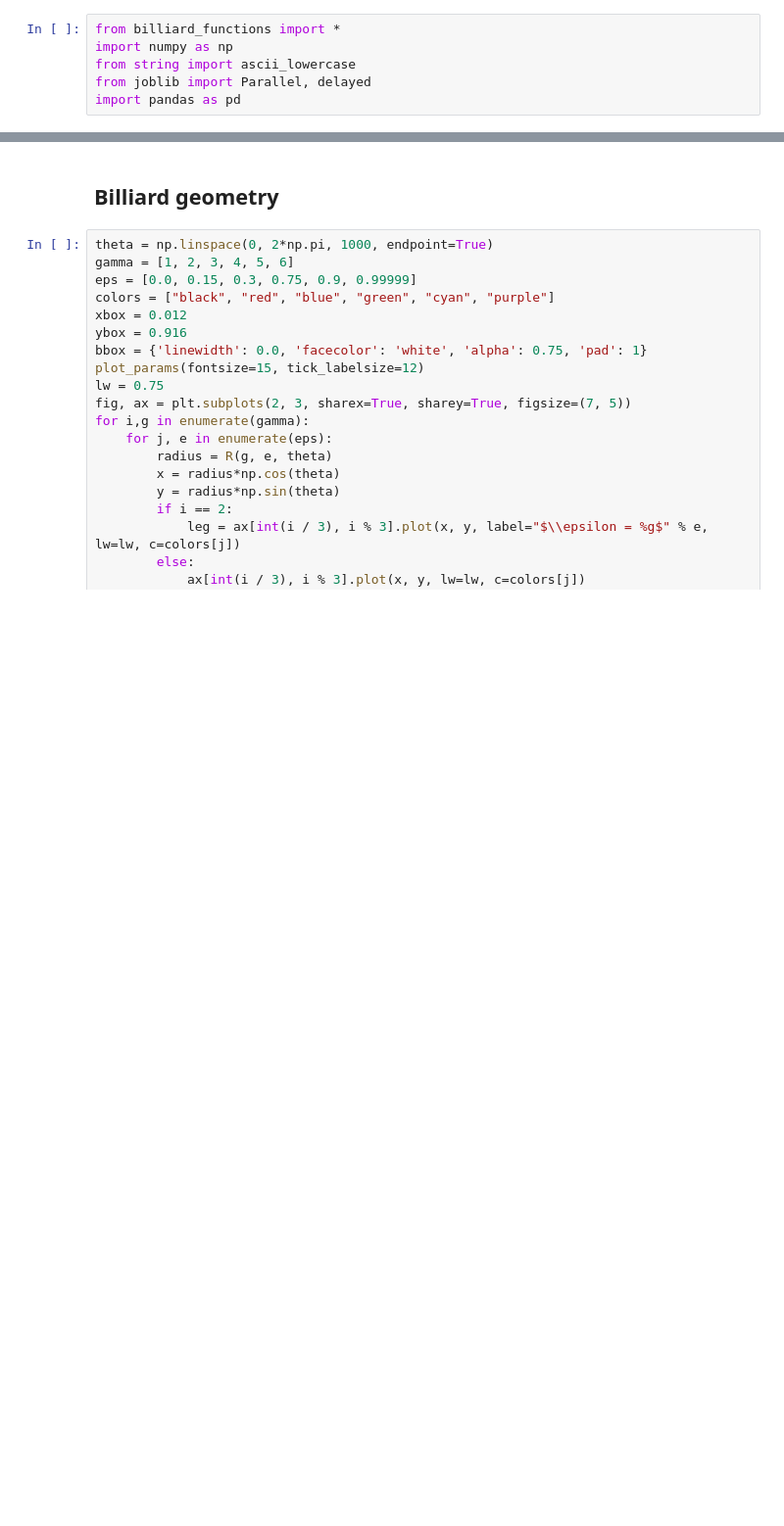
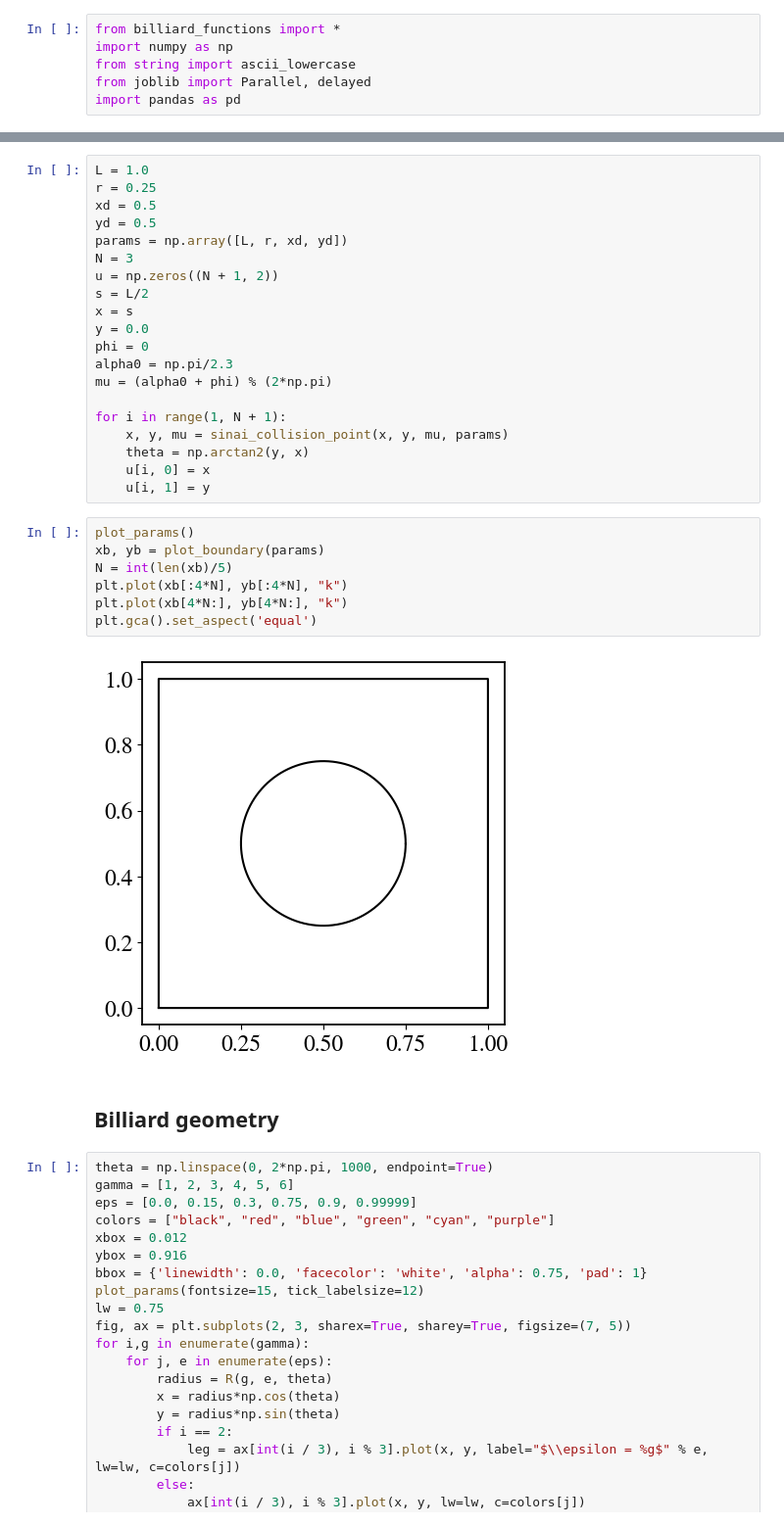
Before and after one commit to mrolims/hamiltonian-systems, a Jupyter notebook: Codes/billiard.ipynb, the cells around one changed output, grey strips where cells are left out. Shown at 98% size. Saved outputs shown, nothing was run; the diff lists cells and outputs as text; blank space fills up the shorter version.

Commit message:
Add new plots to notebooks and add FTLE script

```diff
--- a/Codes/billiard.ipynb
+++ b/Codes/billiard.ipynb
@@ -7,3 +102,32 @@ import pandas as pd
+# %%
+L = 1.0
+r = 0.25
+xd = 0.5
+yd = 0.5
+params = np.array([L, r, xd, yd])
+N = 3
+u = np.zeros((N + 1, 2))
+s = L/2
+x = s
+y = 0.0
+phi = 0
+alpha0 = np.pi/2.3
+mu = (alpha0 + phi) % (2*np.pi)
+
+for i in range(1, N + 1):
+    x, y, mu = sinai_collision_point(x, y, mu, params)
+    theta = np.arctan2(y, x)
+    u[i, 0] = x
+    u[i, 1] = y
+# %%
+plot_params()
+xb, yb = plot_boundary(params)
+N = int(len(xb)/5)
+plt.plot(xb[:4*N], yb[:4*N], "k")
+plt.plot(xb[4*N:], yb[4*N:], "k")
+plt.gca().set_aspect('equal')
+# %% [output]
+[figure, added]
 # %% [markdown]
 ## Billiard geometry
 # %%
```
Also changed, not shown: parts of 4 cells of this notebook, 2 other files.
